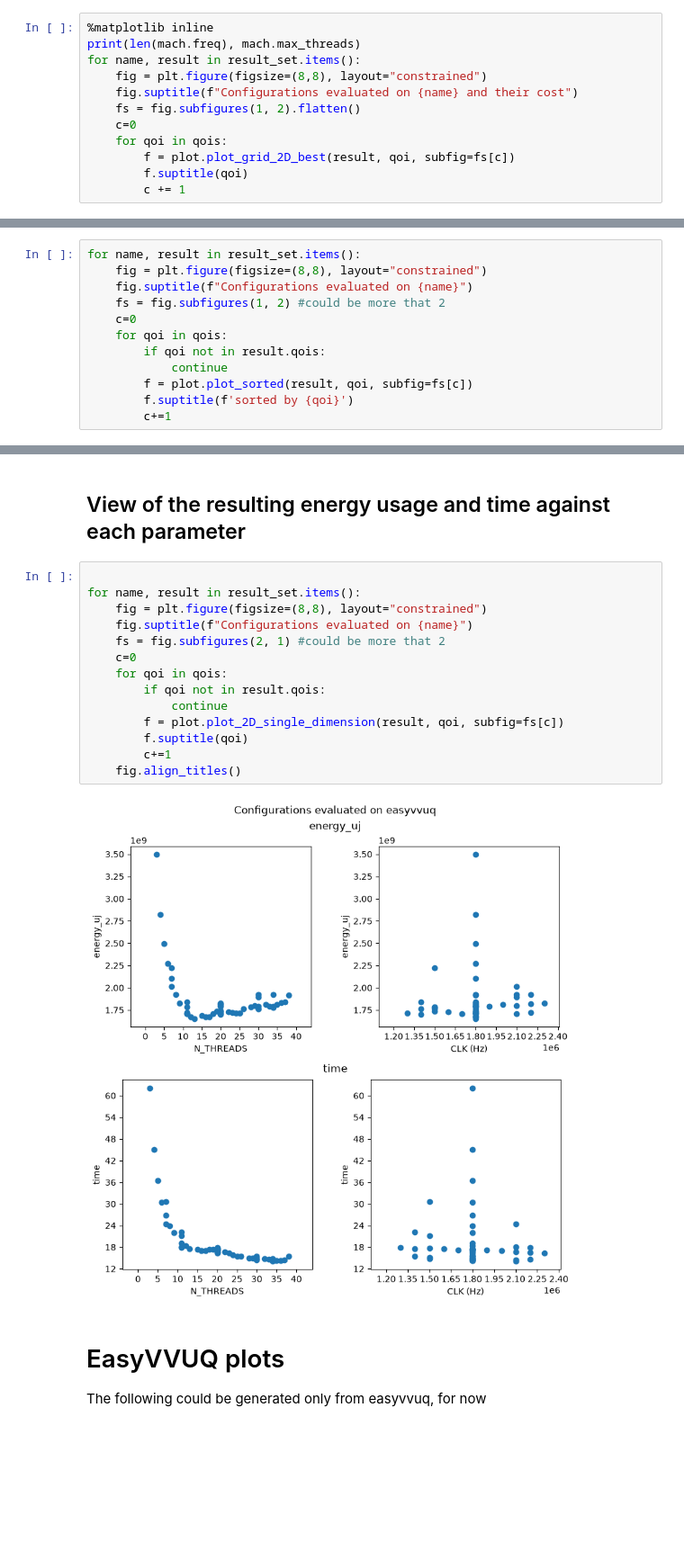
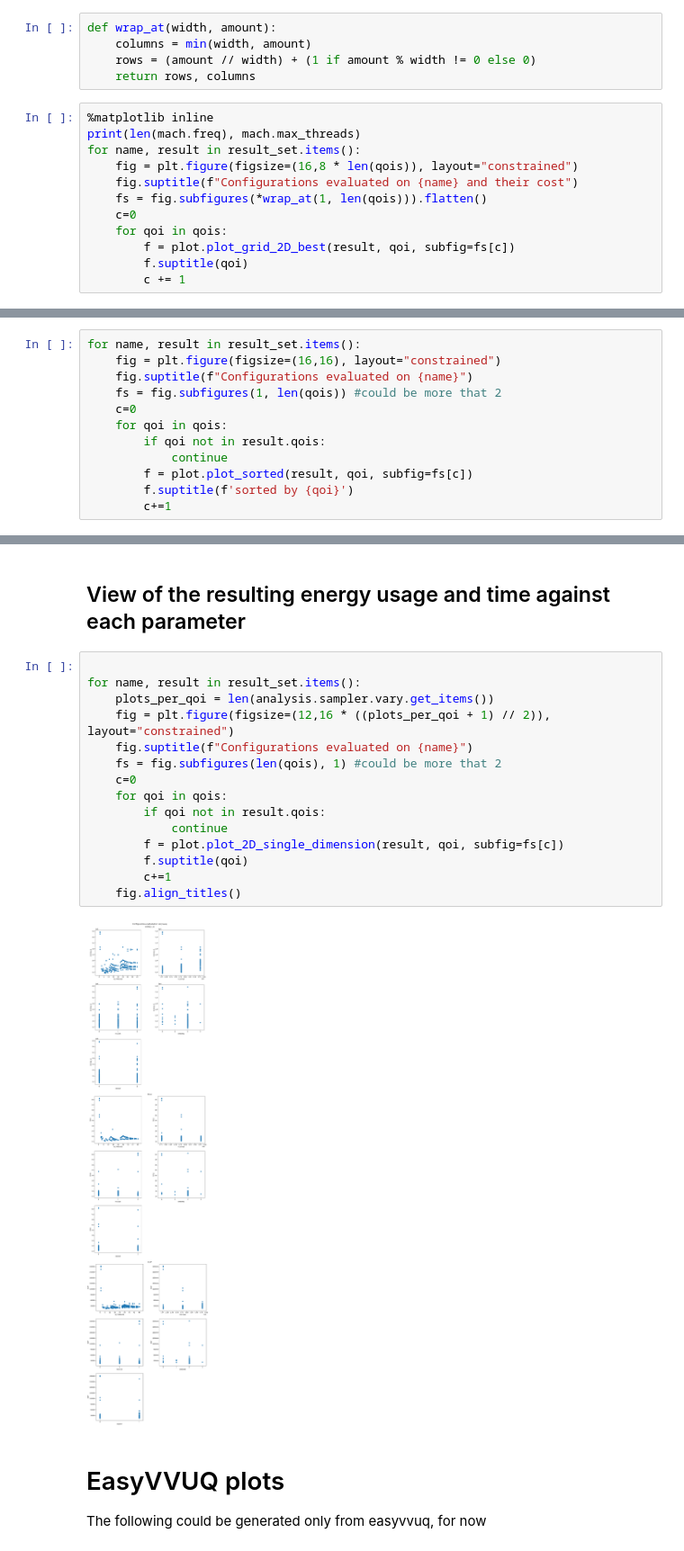
Before and after one commit to Jubarte27/energyuq, a Jupyter notebook: scenarios/main/Energy Analysis.ipynb, the cells around one changed output, grey strips where cells are left out. Shown at 90% size. Drawn from its saved outputs; the diff is of its cells as text; blank space fills up the shorter version.

```diff
--- a/scenarios/main/Energy Analysis.ipynb
+++ b/scenarios/main/Energy Analysis.ipynb
@@ -54,12 +72,17 @@ Machine(name='phoenix', freq=[800000, 1000000, 1100000, 1300000, 1400000, 160000
 # %% [markdown]
 ## Which configurations consumed less energy or time in total
+# %%
+def wrap_at(width, amount):
+    columns = min(width, amount)
+    rows = (amount // width) + (1 if amount % width != 0 else 0)
+    return rows, columns
 # %%
 %matplotlib inline
 print(len(mach.freq), mach.max_threads)
 for name, result in result_set.items():
-    fig = plt.figure(figsize=(8,8), layout="constrained")
+    fig = plt.figure(figsize=(16,8 * len(qois)), layout="constrained")
     fig.suptitle(f"Configurations evaluated on {name} and their cost")
-    fs = fig.subfigures(1, 2).flatten()
+    fs = fig.subfigures(*wrap_at(1, len(qois))).flatten()
     c=0
     for qoi in qois:
         f = plot.plot_grid_2D_best(result, qoi, subfig=fs[c])
@@ -136,9 +95,9 @@ np.min(np.max(analysis.l_norm, 0))
 ## What is the difference between the best and worst configurations?
 # %%
 for name, result in result_set.items():
-    fig = plt.figure(figsize=(8,8), layout="constrained")
+    fig = plt.figure(figsize=(16,16), layout="constrained")
     fig.suptitle(f"Configurations evaluated on {name}")
-    fs = fig.subfigures(1, 2) #could be more that 2
+    fs = fig.subfigures(1, len(qois)) #could be more that 2
     c=0
     for qoi in qois:
         if qoi not in result.qois:
@@ -153,19 +112,20 @@ for name, result in result_set.items():
 # %%
 
 for name, result in result_set.items():
-    fig = plt.figure(figsize=(8,8), layout="constrained")
+    plots_per_qoi = len(analysis.sampler.vary.get_items())
+    fig = plt.figure(figsize=(12,16 * ((plots_per_qoi + 1) // 2)), layout="constrained")
     fig.suptitle(f"Configurations evaluated on {name}")
-    fs = fig.subfigures(2, 1) #could be more that 2
+    fs = fig.subfigures(len(qois), 1) #could be more that 2
     c=0
     for qoi in qois:
         if qoi not in result.qois:
             continue
         f = plot.plot_2D_single_dimension(result, qoi, subfig=fs[c])
         f.suptitle(qoi)
         c+=1
     fig.align_titles()
 # %% [output]
-[figure, old version]
+[figure, new version]
 # %% [markdown]
 # EasyVVUQ plots
 The following could be generated only from easyvvuq, for now
```
Also changed, not shown: parts of 13 cells of this notebook, 39 other files.
